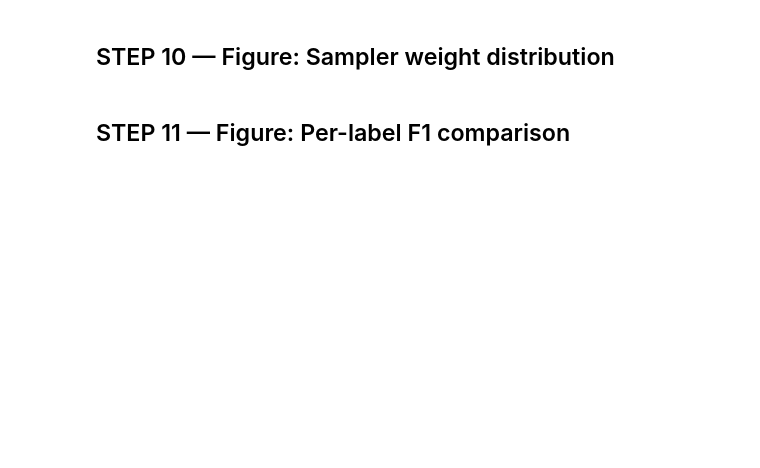
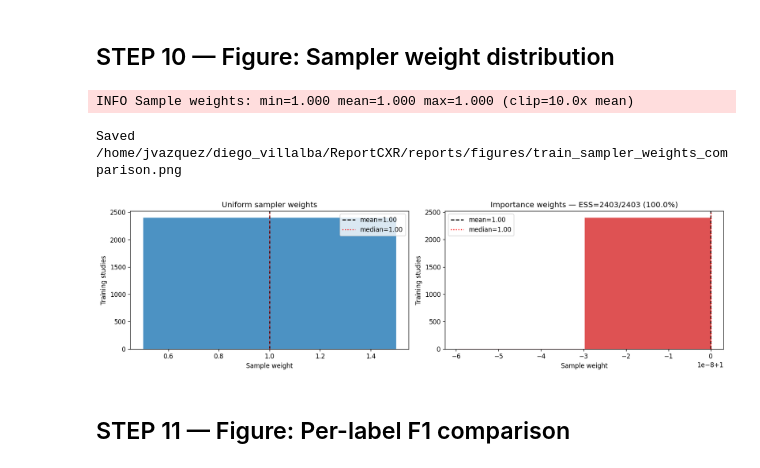
Before and after one commit to DiegoViillalba/ReportCXR, a Jupyter notebook: notebooks/03_train_local.ipynb, the cells around one changed output. Saved outputs shown, nothing was run; the diff lists cells and outputs as text; code cells hidden in the pictures; blank space fills up the shorter version.

Commit message:
training on ada results

```diff
--- a/notebooks/03_train_local.ipynb
+++ b/notebooks/03_train_local.ipynb
@@ -270,38 +344,49 @@ from src.training.sampler import build_sample_weights
 train_df = pd.read_parquet(PROCESSED_DIR / 'train.parquet')
 train_df = train_df[train_df['findings'].notna() & (train_df['findings'].str.strip() != '')]
 label_matrix = train_df[CHEXBERT_LABELS].values.astype(float)
 
 p_target    = params['sampler'].get('p_target', {})
 weight_clip = float(params['sampler'].get('weight_clip', 10.0))
 
 weights_uniform  = build_sample_weights(label_matrix, p_target=None, weight_clip=weight_clip)
 weights_weighted = build_sample_weights(label_matrix, p_target=p_target, weight_clip=weight_clip)
 
 fig, axes = plt.subplots(1, 2, figsize=(14, 4))
 
 for ax, weights, title, color in [
     (axes[0], weights_uniform,  'Uniform sampler weights', '#1f77b4'),
     (axes[1], weights_weighted, 'Importance weights (weighted sampler)', '#d62728'),
 ]:
-    ax.hist(weights, bins=60, color=color, alpha=0.8, edgecolor='white', linewidth=0.3)
-    ax.axvline(weights.mean(), color='black', linestyle='--', linewidth=1.5,
-               label=f'mean={weights.mean():.2f}')
-    ax.axvline(np.median(weights), color='red', linestyle=':', linewidth=1.5,
-               label=f'median={np.median(weights):.2f}')
+    w = np.asarray(weights, dtype=np.float64)
+    w_min, w_max = w.min(), w.max()
+    if w_min == w_max:
+        w_min -= 0.5
+        w_max += 0.5
+    n_bins = max(1, min(60, len(np.unique(w))))
+    bin_edges = np.linspace(w_min, w_max, n_bins + 1)
+    ax.hist(w, bins=bin_edges, color=color, alpha=0.8, edgecolor='white', linewidth=0.3)
+    ax.axvline(w.mean(), color='black', linestyle='--', linewidth=1.5,
+               label=f'mean={w.mean():.2f}')
+    ax.axvline(np.median(w), color='red', linestyle=':', linewidth=1.5,
+               label=f'median={np.median(w):.2f}')
     ax.set_xlabel('Sample weight')
     ax.set_ylabel('Training studies')
     ax.set_title(title)
     ax.legend(fontsize=10)
 
 ess = weights_weighted.sum()**2 / (weights_weighted**2).sum()
 n   = len(weights_weighted)
 axes[1].set_title(f'Importance weights — ESS={ess:.0f}/{n} ({100*ess/n:.1f}%)')
 
 plt.tight_layout()
 fig_path = FIGURES_DIR / 'train_sampler_weights_comparison.png'
 fig.savefig(fig_path, dpi=150, bbox_inches='tight')
 print(f'Saved {fig_path}')
 plt.show()
+# %% [output]
+INFO Sample weights: min=1.000 mean=1.000 max=1.000 (clip=10.0x mean)
+Saved /home/jvazquez/diego_villalba/ReportCXR/reports/figures/train_sampler_weights_comparison.png
+[figure, added]
 # %% [markdown]
 ## STEP 11 — Figure: Per-label F1 comparison
 # %%
```
Also changed, not shown: parts of 13 cells of this notebook, 12 other files.
